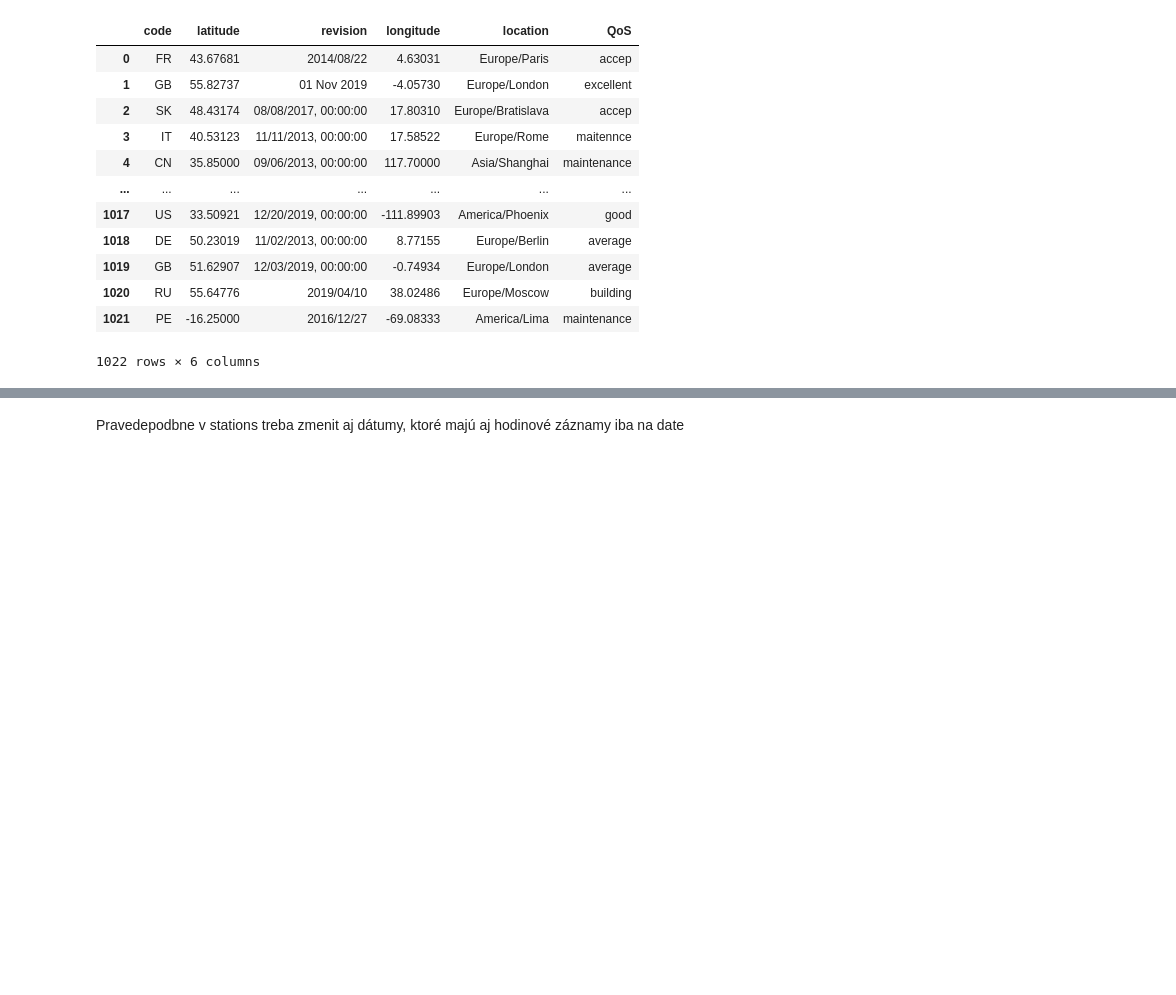
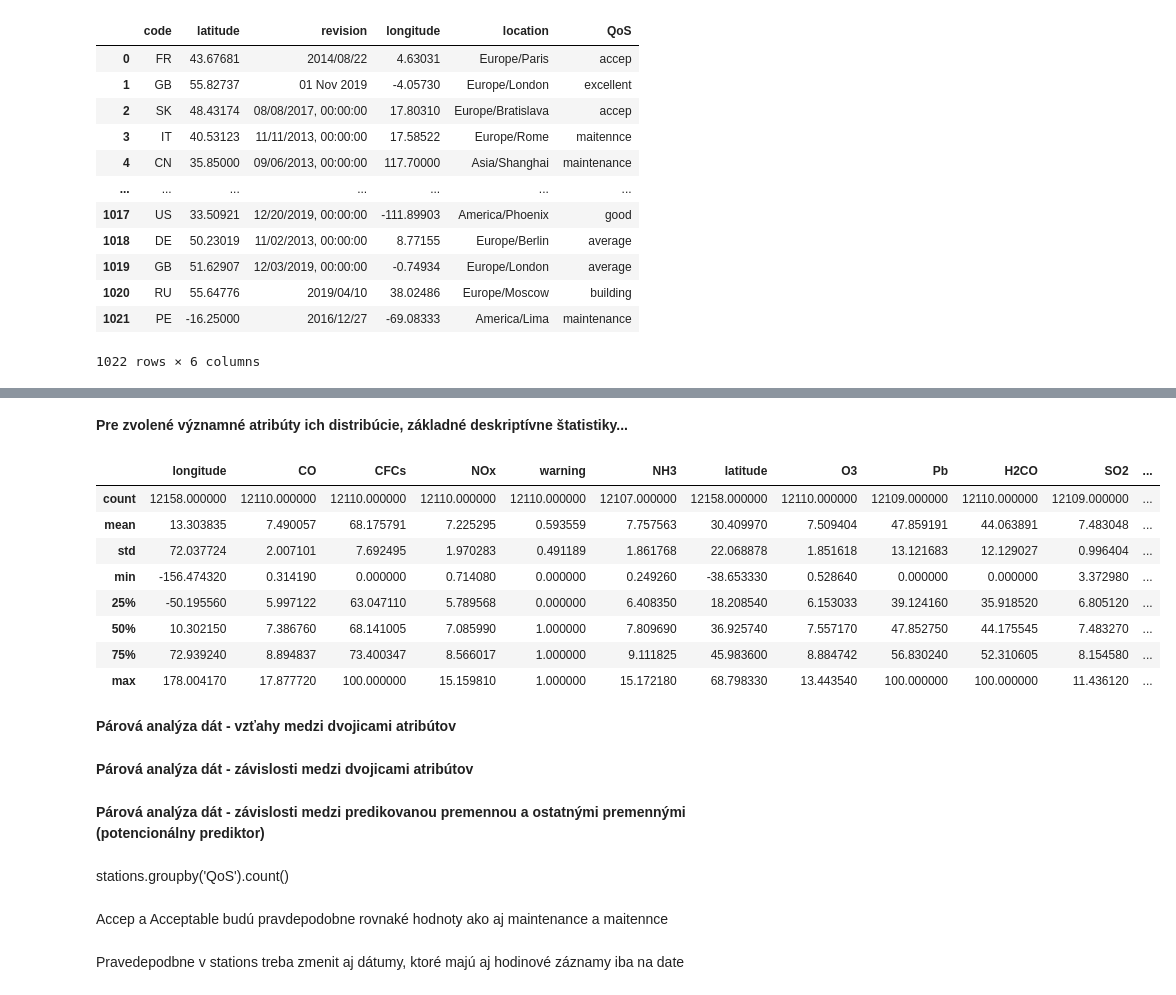
Before and after one commit to RobJun/IAU-projekt, a Jupyter notebook: Untitled.ipynb, the cells around one changed output, grey strips where cells are left out. Drawn from its saved outputs; the diff is of its cells as text; code cells hidden in the pictures; blank space fills up the shorter version.

```diff
--- a/Untitled.ipynb
+++ b/Untitled.ipynb
@@ -72,2 +105,26 @@ stations.groupby('QoS').count() #Accep a Acceptable budú pravdepodobne rovnaké
+# %% [markdown]
+**Pre zvolené významné atribúty ich distribúcie, základné deskriptívne štatistiky...**
+# %%
+measurments.describe()
+# %% [output]
+|  | longitude | CO | CFCs | NOx | warning | NH3 | latitude | O3 | Pb | H2CO | SO2 | ... |
+| count | 12158.000000 | 12110.000000 | 12110.000000 | 12110.000000 | 12110.000000 | 12107.000000 | 12158.000000 | 12110.000000 | 12109.000000 | 12110.000000 | 12109.000000 | ... |
+| mean | 13.303835 | 7.490057 | 68.175791 | 7.225295 | 0.593559 | 7.757563 | 30.409970 | 7.509404 | 47.859191 | 44.063891 | 7.483048 | ... |
+| std | 72.037724 | 2.007101 | 7.692495 | 1.970283 | 0.491189 | 1.861768 | 22.068878 | 1.851618 | 13.121683 | 12.129027 | 0.996404 | ... |
+| min | -156.474320 | 0.314190 | 0.000000 | 0.714080 | 0.000000 | 0.249260 | -38.653330 | 0.528640 | 0.000000 | 0.000000 | 3.372980 | ... |
+| 25% | -50.195560 | 5.997122 | 63.047110 | 5.789568 | 0.000000 | 6.408350 | 18.208540 | 6.153033 | 39.124160 | 35.918520 | 6.805120 | ... |
+| 50% | 10.302150 | 7.386760 | 68.141005 | 7.085990 | 1.000000 | 7.809690 | 36.925740 | 7.557170 | 47.852750 | 44.175545 | 7.483270 | ... |
+| 75% | 72.939240 | 8.894837 | 73.400347 | 8.566017 | 1.000000 | 9.111825 | 45.983600 | 8.884742 | 56.830240 | 52.310605 | 8.154580 | ... |
+| max | 178.004170 | 17.877720 | 100.000000 | 15.159810 | 1.000000 | 15.172180 | 68.798330 | 13.443540 | 100.000000 | 100.000000 | 11.436120 | ... |
+# %% [markdown]
+**Párová analýza dát - vzťahy medzi dvojicami atribútov**
+# %% [markdown]
+**Párová analýza dát - závislosti medzi dvojicami atribútov**
+# %% [markdown]
+**Párová analýza dát - závislosti medzi predikovanou premennou a ostatnými premennými (potencionálny prediktor)**
+# %% [markdown]
+stations.groupby('QoS').count()
+# %% [markdown]
+Accep a Acceptable budú pravdepodobne rovnaké hodnoty ako aj maintenance a maitennce
 # %% [markdown]
 Pravedepodbne v stations treba zmenit aj dátumy, ktoré majú aj hodinové záznamy iba na date
```
Also changed, not shown: parts of 13 cells of this notebook.
